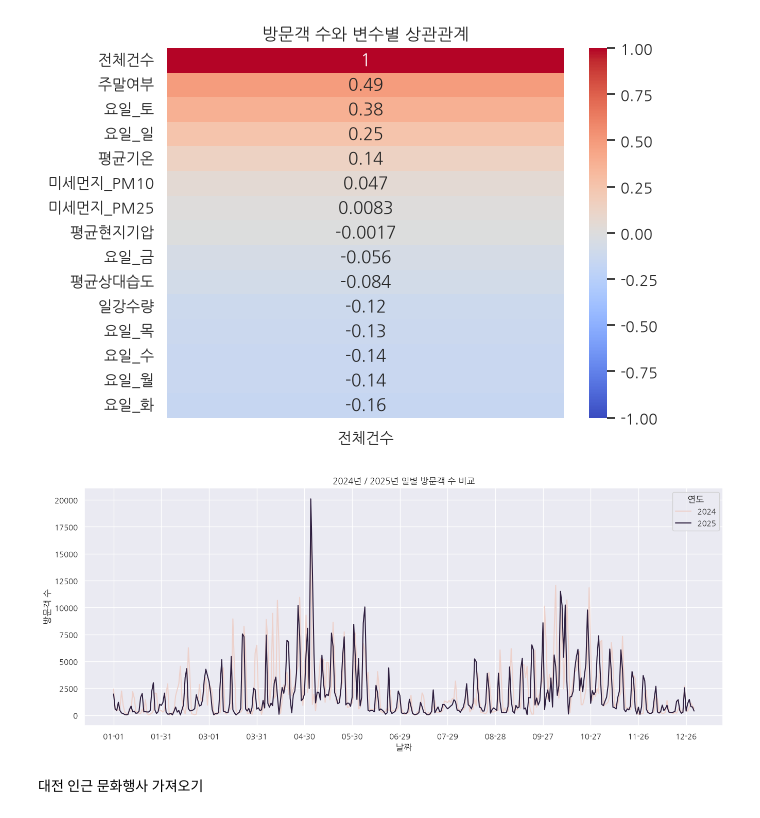
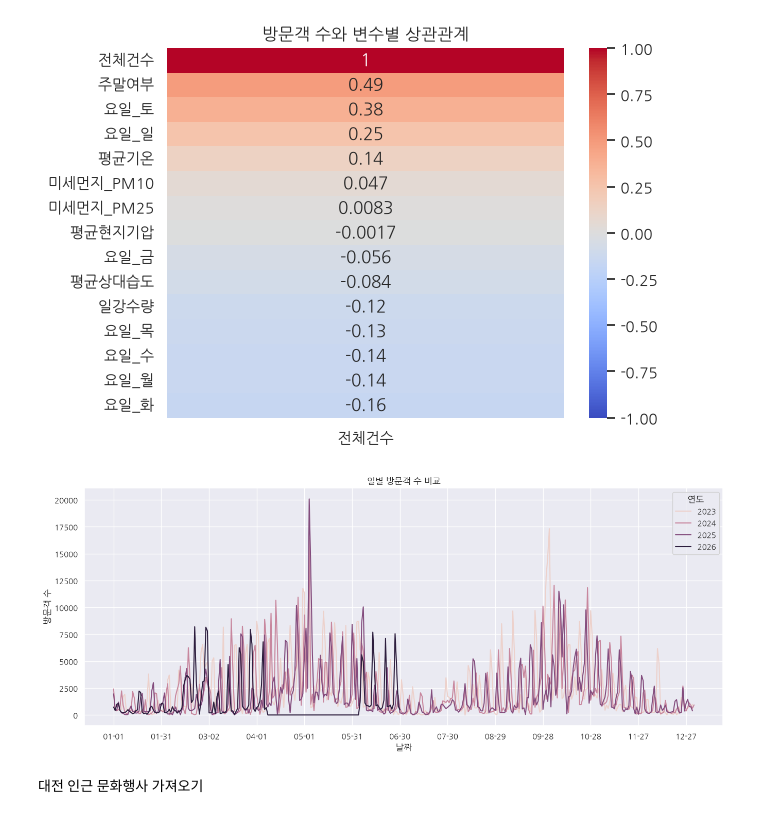
Before and after one commit to cmry9775/module_project-1-, a Jupyter notebook: project.ipynb, the cells around one changed output. Drawn from its saved outputs; the diff is of its cells as text; code cells hidden in the pictures.

```diff
--- a/project.ipynb
+++ b/project.ipynb
@@ -24,26 +24,26 @@ def visualize(df):
     plt.show()
 
 if __name__ == '__main__':
-    df = preprocess('Oworld.csv')
+    df = preprocess('Oworld_origin.csv')
     visualize(df)
 # %% [output]
 [figure]
 # %%
 df['일자'] = pd.to_datetime(df['일자'])
 df['연도'] = df['일자'].dt.year
 df['월일'] = df['일자'].dt.strftime('%m-%d')
 
-temp = df[df['연도'].isin([2024, 2025])]
+temp = df[df['연도'].isin([2023, 2024, 2025, 2026])]
 
 plt.figure(figsize=(16, 6))
 sns.lineplot(data=temp, x='월일', y='전체건수', hue='연도')
 plt.xticks(range(0, 365, 30))
 plt.xlabel('날짜')
 plt.ylabel('방문객 수')
-plt.title('2024년 / 2025년 일별 방문객 수 비교')
+plt.title('일별 방문객 수 비교')
 plt.show()
 # %% [output]
-[figure, old version]
+[figure, new version]
 # %% [markdown]
 대전 인근 문화행사 가져오기
 # %%
```
Also changed, not shown: parts of 6 cells of this notebook, 5 other files.
